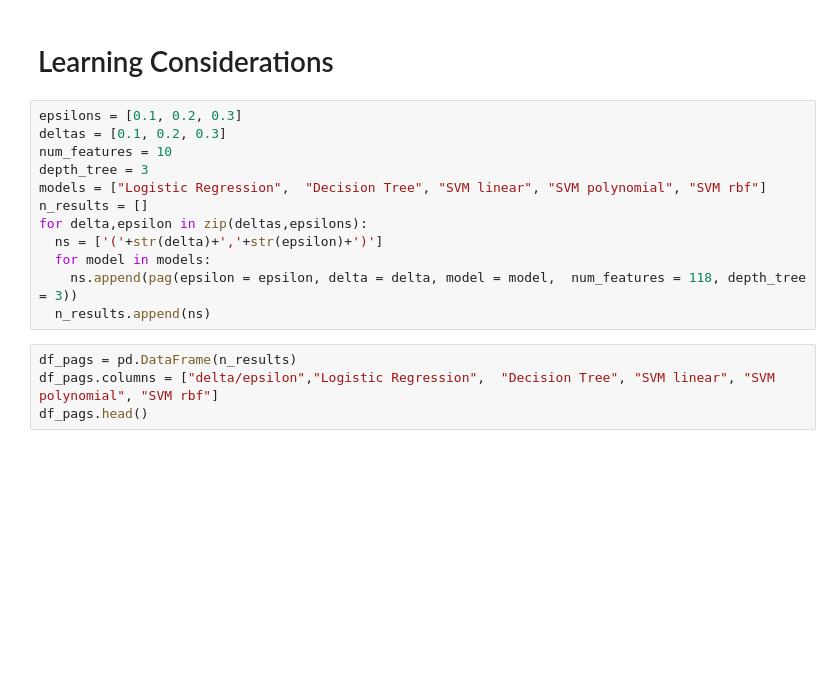
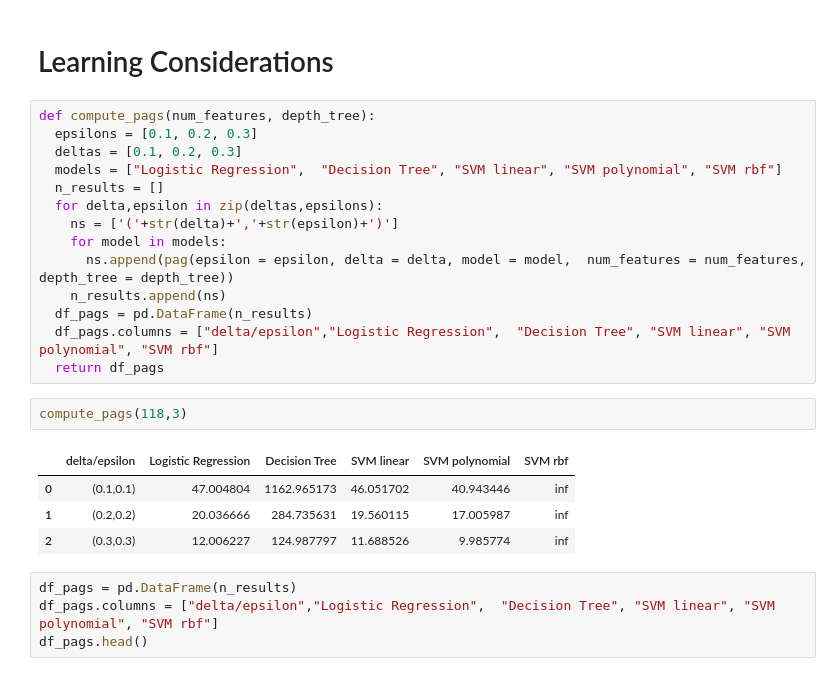
Before and after one commit to IsitaRex/Supervising-My-Musical-Taste, a Jupyter notebook: supervising_my_musical_taste.ipynb, the cells around one changed output. Saved outputs shown, nothing was run; the diff lists cells and outputs as text; blank space fills up the shorter version.

```diff
--- a/supervising_my_musical_taste.ipynb
+++ b/supervising_my_musical_taste.ipynb
@@ -113,17 +113,26 @@ df_songs.head()
 # %% [markdown]
 # Learning Considerations
 # %%
-epsilons = [0.1, 0.2, 0.3]
-deltas = [0.1, 0.2, 0.3]
-num_features = 10
-depth_tree = 3
-models = ["Logistic Regression",  "Decision Tree", "SVM linear", "SVM polynomial", "SVM rbf"]
-n_results = []
-for delta,epsilon in zip(deltas,epsilons):
-  ns = ['('+str(delta)+','+str(epsilon)+')']
-  for model in models:
-    ns.append(pag(epsilon = epsilon, delta = delta, model = model,  num_features = 118, depth_tree = 3))
-  n_results.append(ns)
+def compute_pags(num_features, depth_tree):
+  epsilons = [0.1, 0.2, 0.3]
+  deltas = [0.1, 0.2, 0.3]
+  models = ["Logistic Regression",  "Decision Tree", "SVM linear", "SVM polynomial", "SVM rbf"]
+  n_results = []
+  for delta,epsilon in zip(deltas,epsilons):
+    ns = ['('+str(delta)+','+str(epsilon)+')']
+    for model in models:
+      ns.append(pag(epsilon = epsilon, delta = delta, model = model,  num_features = num_features, depth_tree = depth_tree))
+    n_results.append(ns)
+  df_pags = pd.DataFrame(n_results)
+  df_pags.columns = ["delta/epsilon","Logistic Regression",  "Decision Tree", "SVM linear", "SVM polynomial", "SVM rbf"]
+  return df_pags
+# %%
+compute_pags(118,3)
+# %% [output]
+|  | delta/epsilon | Logistic Regression | Decision Tree | SVM linear | SVM polynomial | SVM rbf |
+| 0 | (0.1,0.1) | 47.004804 | 1162.965173 | 46.051702 | 40.943446 | inf |
+| 1 | (0.2,0.2) | 20.036666 | 284.735631 | 19.560115 | 17.005987 | inf |
+| 2 | (0.3,0.3) | 12.006227 | 124.987797 | 11.688526 | 9.985774 | inf |
 # %%
 df_pags = pd.DataFrame(n_results)
 df_pags.columns = ["delta/epsilon","Logistic Regression",  "Decision Tree", "SVM linear", "SVM polynomial", "SVM rbf"]
```
Also changed, not shown: parts of 14 cells of this notebook.
